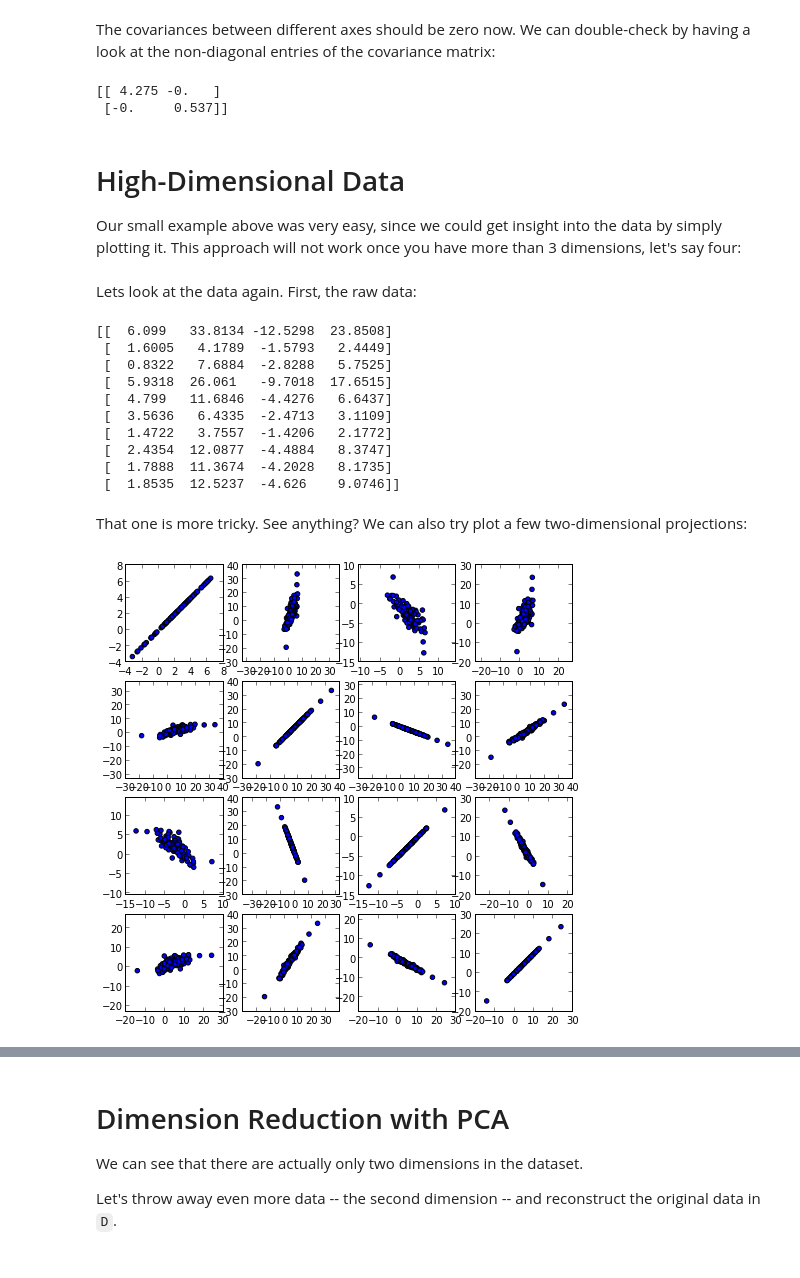
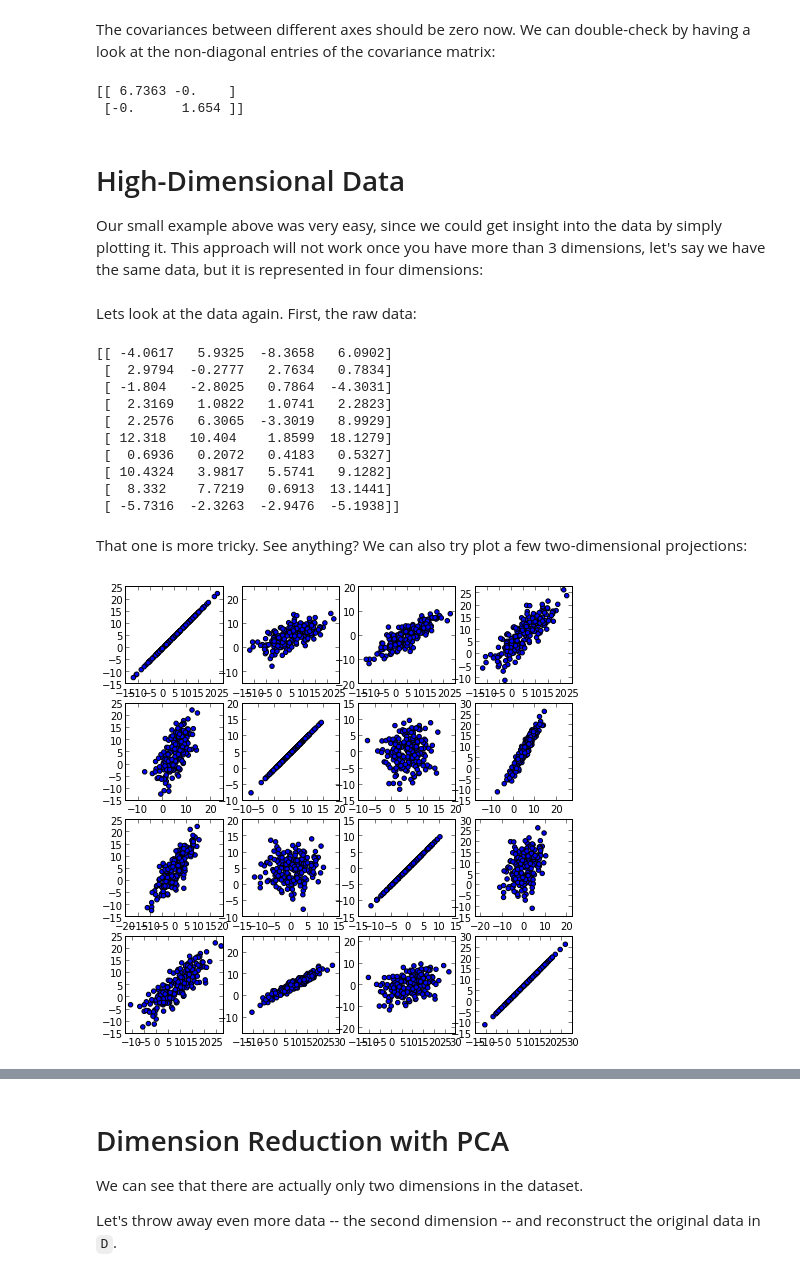
Before and after one commit to temporaer/tutorial_ml_gkbionics, a Jupyter notebook: pca.ipynb, the cells around one changed output, grey strips where cells are left out. Saved outputs shown, nothing was run; the diff lists cells and outputs as text; code cells hidden in the pictures.

```diff
--- a/pca.ipynb
+++ b/pca.ipynb
@@ -6,3 +9,7 @@ D = np.random.multivariate_normal([1,2], np.arange(4).reshape(2,2), size=100)
+# %%
+x = [-1.2, 1.8]
+Cov = np.outer(x,x); Cov += np.diag(Cov.diagonal())
+D = np.random.multivariate_normal([1,2], Cov, size=200)
 # %% [markdown]
 Let's have a look at the raw data first...
 # %%
@@ -61,41 +73,40 @@ The covariances between different axes should be zero now. We can double-check b
 # %%
 print np.cov(E, rowvar=False)
 # %% [output]
-[[ 4.275 -0.   ]
- [-0.     0.537]]
+[[ 6.7363 -0.    ]
+ [-0.      1.654 ]]
 # %% [markdown]
 High-Dimensional Data
 =====================
 
-Our small example above was very easy, since we could get insight into the data by simply plotting it. This approach will not work once you have more than 3 dimensions, let's say four:
+Our small example above was very easy, since we could get insight into the data by simply plotting it. This approach will not work once you have more than 3 dimensions, let's say we have the same data, but it is represented in four dimensions:
 # %%
-D = np.random.multivariate_normal([1,2], np.arange(4).reshape(2,2), size=100)
-D = np.dot(D,np.random.uniform(1,3,(2,4))*np.random.randint(0,2,(2,4))*2-1)
+HD = np.dot(D,np.random.uniform(0.2,3,(2,4))*(np.random.randint(0,2,(2,4))*2-1))
 # %% [markdown]
 Lets look at the data again. First, the raw data:
 # %%
-print D[:10]
+print HD[:10]
 # %% [output]
-[[  6.099   33.8134 -12.5298  23.8508]
- [  1.6005   4.1789  -1.5793   2.4449]
- [  0.8322   7.6884  -2.8288   5.7525]
- [  5.9318  26.061   -9.7018  17.6515]
- [  4.799   11.6846  -4.4276   6.6437]
- [  3.5636   6.4335  -2.4713   3.1109]
- [  1.4722   3.7557  -1.4206   2.1772]
- [  2.4354  12.0877  -4.4884   8.3747]
- [  1.7888  11.3674  -4.2028   8.1735]
- [  1.8535  12.5237  -4.626    9.0746]]
+[[ -4.0617   5.9325  -8.3658   6.0902]
+ [  2.9794  -0.2777   2.7634   0.7834]
+ [ -1.804   -2.8025   0.7864  -4.3031]
+ [  2.3169   1.0822   1.0741   2.2823]
+ [  2.2576   6.3065  -3.3019   8.9929]
+ [ 12.318   10.404    1.8599  18.1279]
+ [  0.6936   0.2072   0.4183   0.5327]
+ [ 10.4324   3.9817   5.5741   9.1282]
+ [  8.332    7.7219   0.6913  13.1441]
+ [ -5.7316  -2.3263  -2.9476  -5.1938]]
 # %% [markdown]
 That one is more tricky. See anything? We can also try plot a few two-dimensional projections:
 # %%
 plt.figure(figsize=(8,8))
 for i in xrange(4):
     for j in xrange(4):
         plt.subplot(4, 4, i * 4 + j + 1)
-        plt.scatter(D[:,i], D[:,j])
+        plt.scatter(HD[:,i], HD[:,j])
         plt.axis('equal')
         plt.gca().set_aspect('equal')
 # %% [output]
-[figure, old version]
+[figure, new version]
 # %%
```
Also changed, not shown: parts of 15 cells of this notebook, 2 other files.
